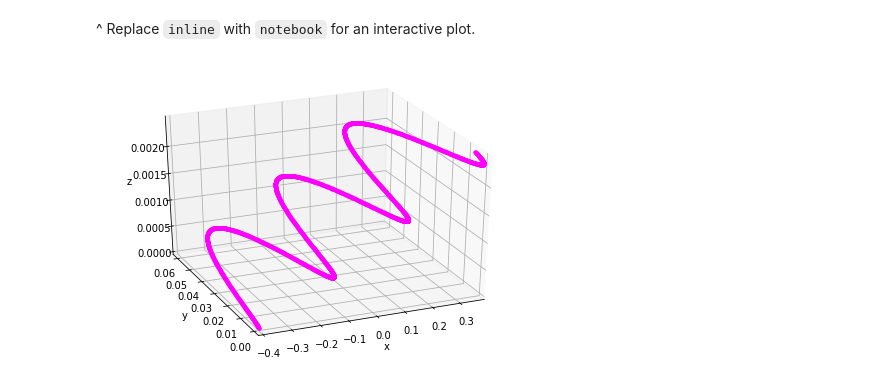
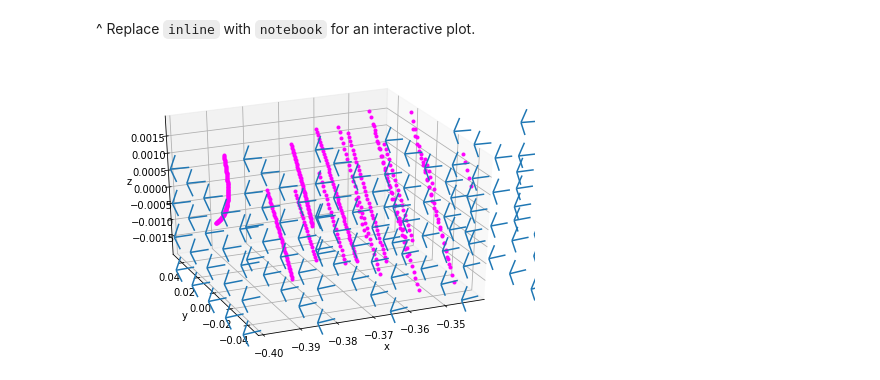
Before and after one commit to sgango/Y1-Project, a Jupyter notebook: ntbks/6_vecfields.ipynb, the cells around one changed output. Cells and saved outputs as stored; diff of their text form; code cells hidden in the pictures.

Commit message:
Add magnetic field as vector field
 - Define B field as a function
 - Update RK4 integrator and Lorentz function definition
 - Plot field as quiver plot

```diff
--- a/ntbks/6_vecfields.ipynb
+++ b/ntbks/6_vecfields.ipynb
@@ -25,16 +25,28 @@ from IPython.display import HTML, display  # to display in notebook
 # PARAMETERS
 r0 = [-0.4, 0, 0]  # initial position
 v0 = [8e5, 8e5, 1e4]  # initial velocity
-B = [0, 0, 0.8]  # magnetic field
 E = [0, 2.5e6, 0]  # electric field
 q, m = 1.6e-19, 1.67e-27  # charge, mass
-h = 1e-10  # step size
-end = h * 2500  # t-value to stop integration
-size = [10,10,10]  # simulation dimensions
+h = 1.5e-10  # step size
+end = h * 500  # t-value to stop integration
+size = [0.8,0.1,0.004]  # simulation dimensions
 anim = False  # switch animation on/off
 
-def lorentz(vel):  # returns acceleration
-    return (q/m)*(E+np.cross(vel, B))
+x, y, z = np.meshgrid(np.arange(-size[0]/2, size[0]/2, 0.02),
+                      np.arange(-size[1]/2, size[1]/2, 0.02),
+                      np.arange(-size[2]/2, size[2]/2, 0.001))
+
+def B_field(r):
+    """Returns the components of the magnetic
+    field, given a 3D position vector."""
+    return 0.05*r
+
+def lorentz(r, vel, E, B):
+    """The Lorentz force equation. Returns
+    acceleration of particle given its
+    position, velocity, constant E field
+    vector, and B field function."""
+    return (q/m)*(E+np.cross(vel, B(r)))
 
 # RUNGE-KUTTA INTEGRATOR
 def rk4(func, init1, init2, h, end):
@@ -60,13 +72,13 @@ def rk4(func, init1, init2, h, end):
 
     for i in range(0, steps-1):
         k1r = h * v[:,i]
-        k1v = h * func(v[:,i])
+        k1v = h * func(r[:,i], v[:,i], E, B_field)
         k2r = h * (v[:,i] + 0.5*k1v)
-        k2v = h * func(v[:,i] + 0.5*k1v)
+        k2v = h * func(r[:,i], v[:,i] + 0.5*k1v, E, B_field)
         k3r = h * (v[:,i] + 0.5*k2v)
-        k3v = h * func(v[:,i] + 0.5*k2v)
+        k3v = h * func(r[:,i], v[:,i] + 0.5*k2v, E, B_field)
         k4r = h * (v[:,i] + k3v)
-        k4v = h * func(v[:,i] + k3v)
+        k4v = h * func(r[:,i], v[:,i] + k3v, E, B_field)
         new_r = r[:,i] + (k1r + 2*k2r + 2*k3r + k4r) / 6
         new_v = v[:,i] + (k1v + 2*k2v + 2*k3v + k4v) / 6
 
@@ -84,32 +96,36 @@ def rk4(func, init1, init2, h, end):
             new_r[2] += size[2]
         if (new_r[2] >= size[2]*0.5):
             new_r[2] -= size[2]
 
         r[:,i+1] = new_r
         v[:,i+1] = new_v
     return r
 
 r = rk4(lorentz, r0, v0, h, end)
 
 fig = plt.figure()
 ax = Axes3D(fig)
 
 def animate(i):
     j = 150*i  # to skip frames and change animation speed
     ax.plot3D(r[0, :j], r[1, :j], r[2, :j], '.', color='magenta')
+    ax.quiver(x, y, z, B_field(x), B_field(y), B_field(z), length=0.1, normalize=True)
 
 ax.set_xlabel('x')
 ax.set_ylabel('y')
 ax.set_zlabel('z')
 ax.view_init(30, -113)  # change viewing angle
 ax.set_xlim3d(np.amin(r[0]), np.amax(r[0]))  # auto-scale axes
 ax.set_ylim3d(np.amin(r[1]), np.amax(r[1]))
 ax.set_zlim3d(np.amin(r[2]), np.amax(r[2]))
 
 if not anim:
+    ax.quiver(x, y, z, B_field(x), B_field(y), B_field(z), length=0.005, normalize=True)
     ax.plot3D(r[0], r[1], r[2], '.', color='magenta')
+    plt.show
 else:
-    animation = animation.FuncAnimation(fig, animate, frames=100, interval=200, blit=False, repeat=False)
+    print("Animating - this may take a while.")
+    animation = animation.FuncAnimation(fig, animate, frames=200, interval=100, blit=False, repeat=False)
     display(HTML(animation.to_html5_video()))
 # %% [output]
-[figure, old version]
+[figure, new version]
```
